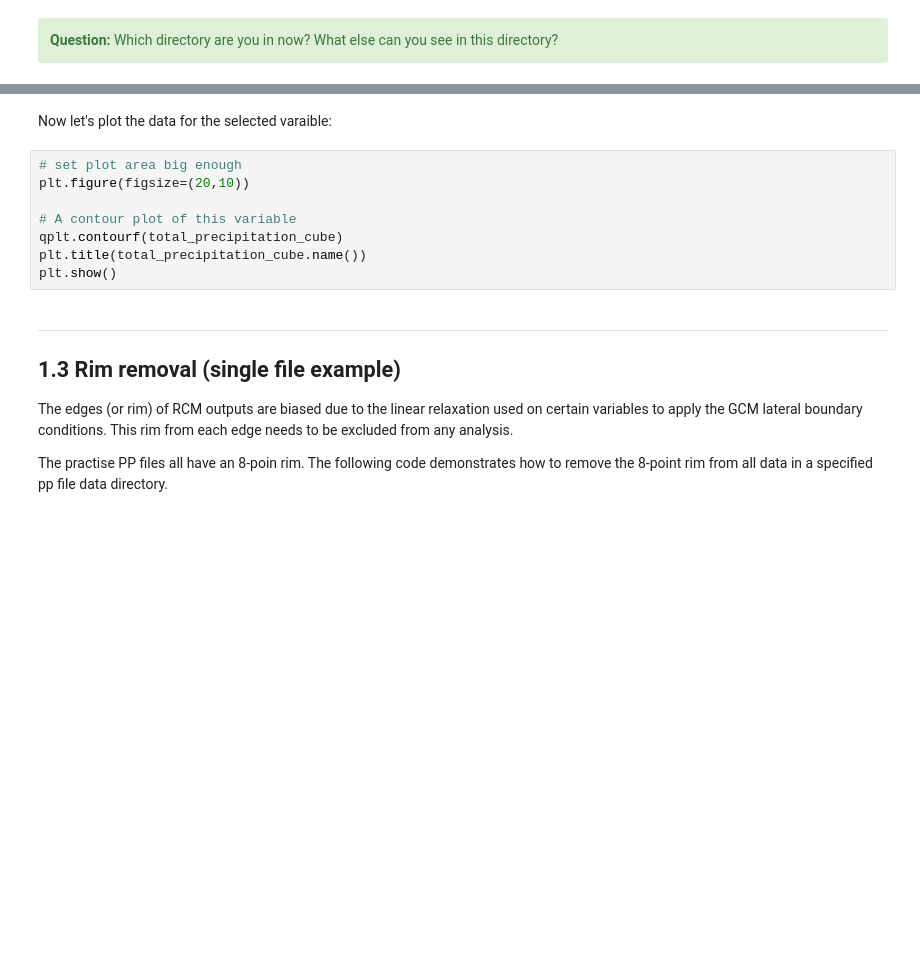
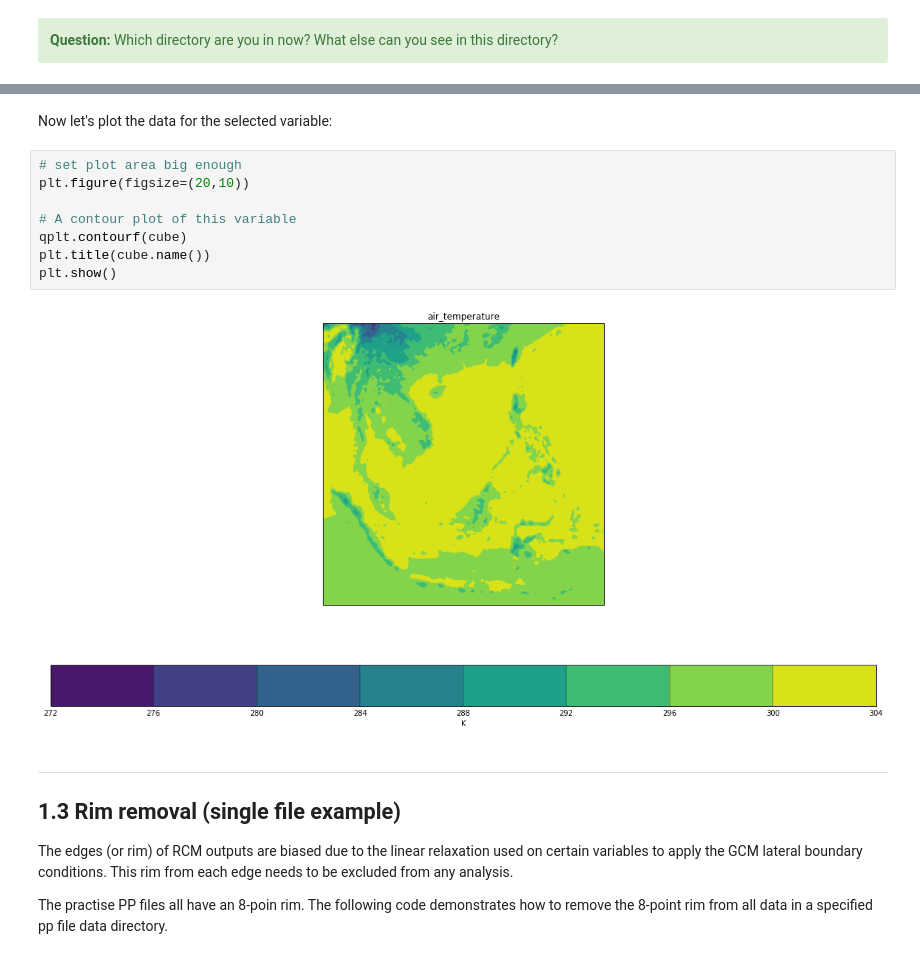
Before and after one commit to MetOffice/PyPRECIS, a Jupyter notebook: notebooks/worksheet1.ipynb, the cells around one changed output, grey strips where cells are left out. Drawn from its saved outputs; the diff is of its cells as text; blank space fills up the shorter version.

```diff
--- a/notebooks/worksheet1.ipynb
+++ b/notebooks/worksheet1.ipynb
@@ -152,13 +189,15 @@ print(cube)
 # %% [markdown]
-Now let's plot the data for the selected varaible:
+Now let's plot the data for the selected variable:
 # %%
 # set plot area big enough
 plt.figure(figsize=(20,10))
 
 # A contour plot of this variable
-qplt.contourf(total_precipitation_cube)
-plt.title(total_precipitation_cube.name())
+qplt.contourf(cube)
+plt.title(cube.name())
 plt.show()
+# %% [output]
+[figure, added]
 # %% [markdown]
 ***
 <a id='1.3'></a>
```
Also changed, not shown: parts of 26 cells of this notebook.
